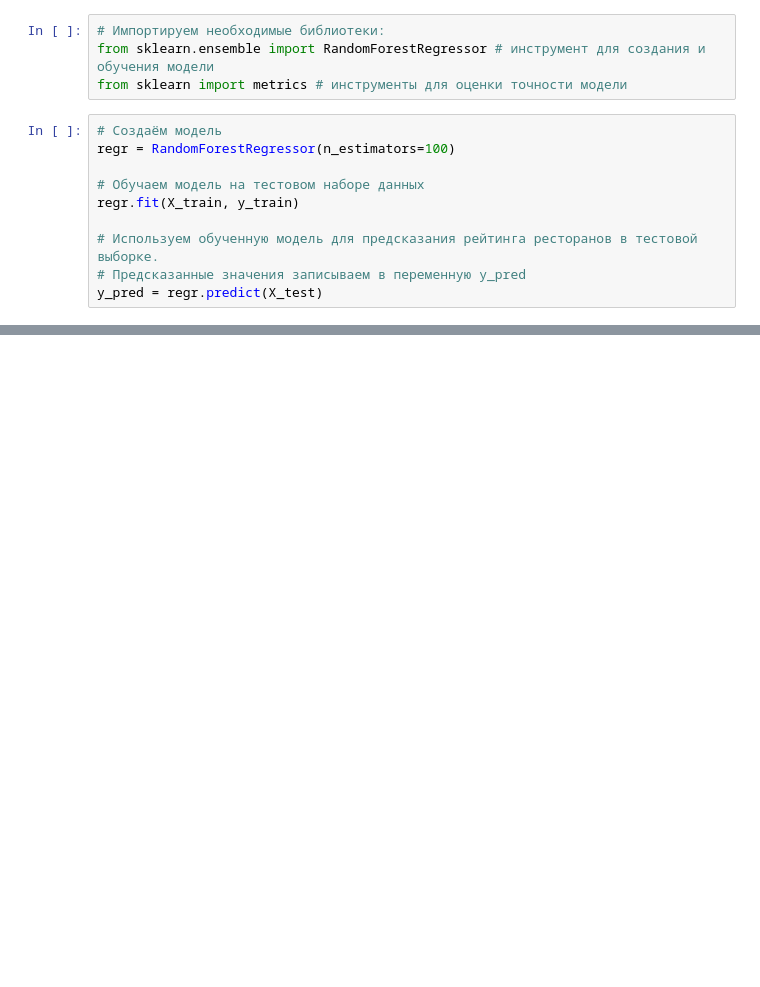
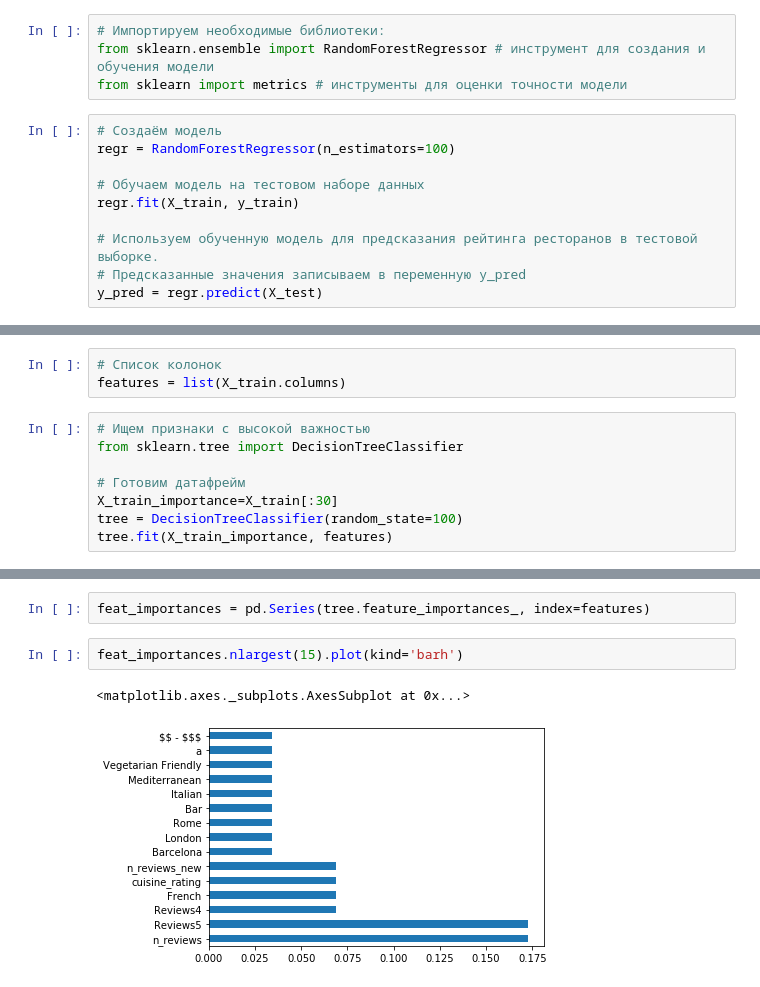
Before and after one commit to Olgatheone/skillfactory_rds, a Jupyter notebook: sf_module_3/project_3.ipynb, the cells around one changed output, grey strips where cells are left out. Drawn from its saved outputs; the diff is of its cells as text; blank space fills up the shorter version.

```diff
--- a/sf_module_3/project_3.ipynb
+++ b/sf_module_3/project_3.ipynb
@@ -360,0 +363,11 @@ MAE: 0.45192890231363925
+# %%
+# Список колонок
+features = list(X_train.columns)
+# %%
+# Ищем признаки с высокой важностью
+from sklearn.tree import DecisionTreeClassifier
+
+# Готовим датафрейм
+X_train_importance=X_train[:30]
+tree = DecisionTreeClassifier(random_state=100)
+tree.fit(X_train_importance, features)
@@ -360,0 +399,7 @@ MAE: 0.45192890231363925
+# %%
+feat_importances = pd.Series(tree.feature_importances_, index=features)
+# %%
+feat_importances.nlargest(15).plot(kind='barh')
+# %% [output]
+<matplotlib.axes._subplots.AxesSubplot at 0x...>
+[figure, added]
```
Also changed, not shown: parts of 4 cells of this notebook.
